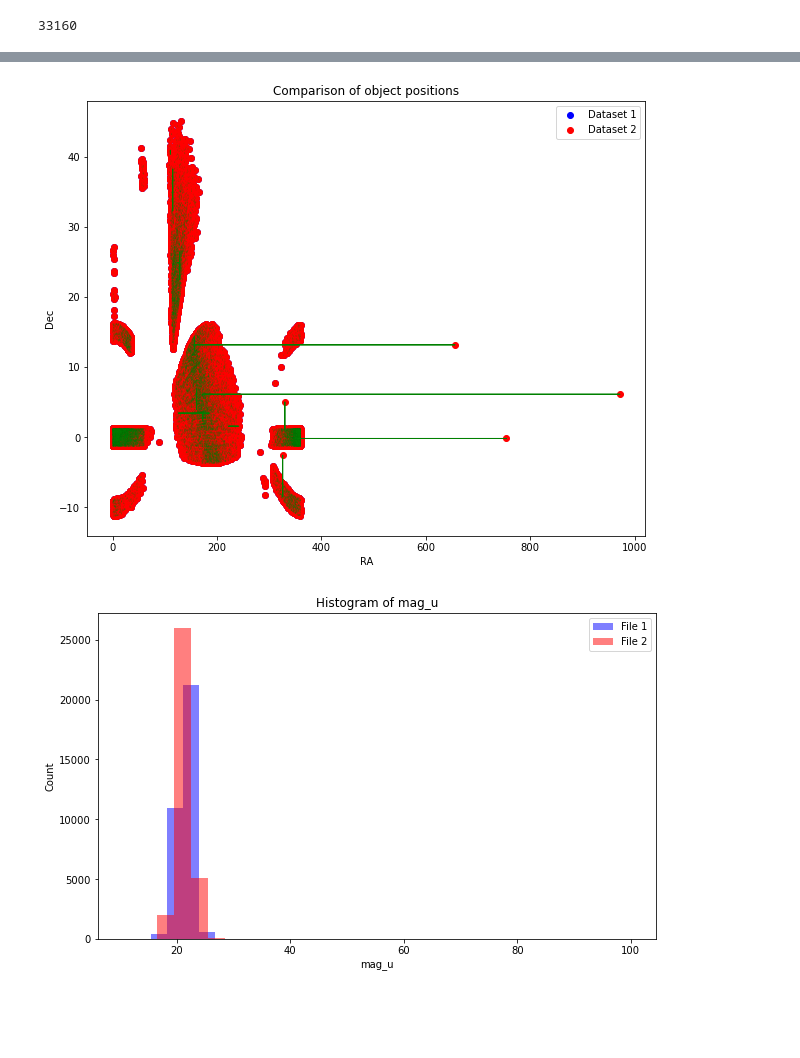
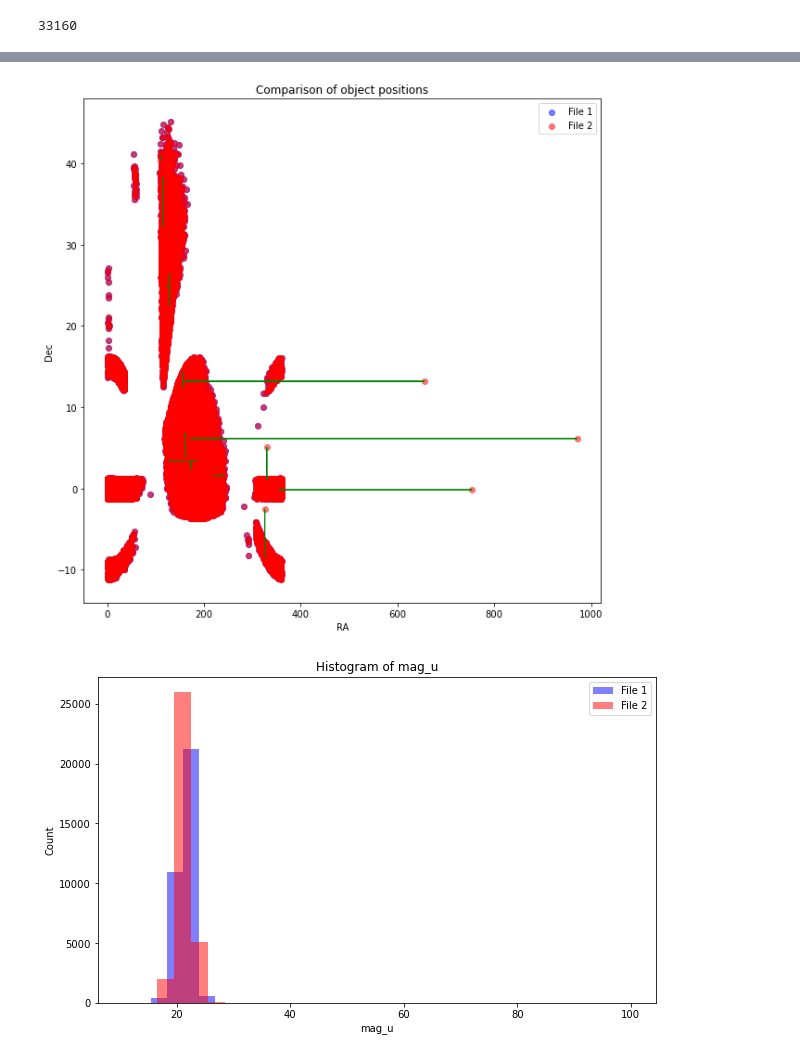
Before and after one commit to prateekdceit06/mled_project, a Jupyter notebook: AstroMLData.ipynb, the cells around one changed output, grey strips where cells are left out. Saved outputs shown, nothing was run; the diff lists cells and outputs as text; code cells hidden in the pictures; blank space fills up the shorter version.

```diff
--- a/AstroMLData.ipynb
+++ b/AstroMLData.ipynb
@@ -242,28 +238,26 @@ df2 = pd.read_csv(file2)
 # %%
 # For simplicity, let's say we're comparing the 'ra' and 'dec' columns
 ra1, dec1 = df1['ra'], df1['dec']
 ra2, dec2 = df2['ra'], df2['dec']
 
-# Compute the differences
-delta_ra = ra2 - ra1
-delta_dec = dec2 - dec1
 
 # Now we create the scatter plot
-plt.figure(figsize=(10, 8))
-plt.scatter(ra1, dec1, color='blue', label='Dataset 1')
-plt.scatter(ra2, dec2, color='red', label='Dataset 2')
+plt.figure(figsize=(10, 10))
+plt.scatter(df1['ra'], df1['dec'], color='blue', label='File 1', alpha=0.5)
+plt.scatter(df2['ra'], df2['dec'], color='red', label='File 2', alpha=0.5)
 
 # Draw lines or arrows connecting the points from dataset 1 to dataset 2
-for r1, d1, dr, dd in zip(ra1, dec1, delta_ra, delta_dec):
-    plt.arrow(r1, d1, dr, dd, color='green')
+for r1, d1, r2, d2 in zip(ra1, dec1, ra2, dec2):
+    if r2 != r1 or d2 != d1:
+        plt.arrow(r1, d1, r2-r1, d2-d1, color='green')
 
 plt.xlabel('RA')
 plt.ylabel('Dec')
 plt.title('Comparison of object positions')
 plt.legend()
 plt.show()
 # %% [output]
-[figure, old version]
+[figure, new version]
 # %%
 magnitudes = ['mag_u', 'mag_g', 'mag_r', 'mag_i', 'mag_z', 'mag_a', 'mag_V', 'mag_B']
 for mag in magnitudes:
```
Also changed, not shown: parts of 4 cells of this notebook, 1 other file.
